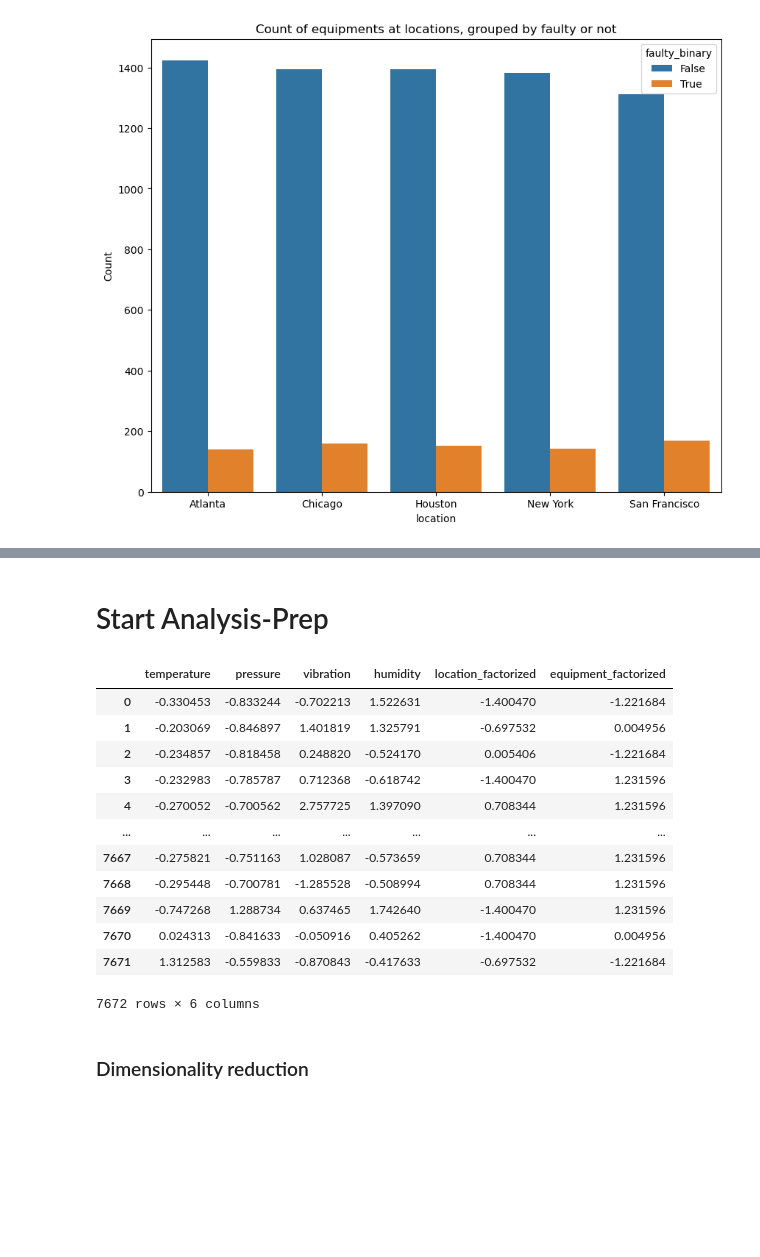
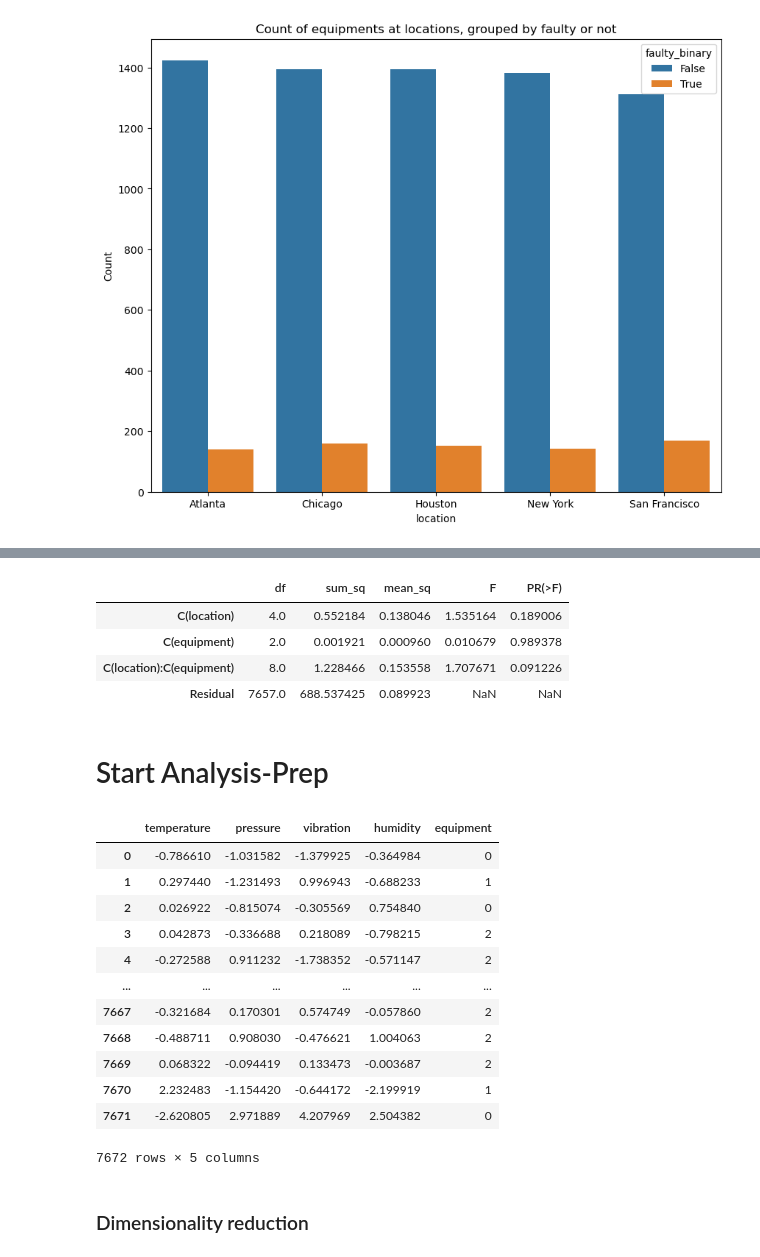
Before and after one commit to aN1ls-gif/Projekte, a Jupyter notebook: DataScience/IndustrialTasks/IndustrialEquipment/Analysis.ipynb, the cells around one changed output, grey strips where cells are left out. Cells and saved outputs as stored; diff of their text form; code cells hidden in the pictures; blank space fills up the shorter version.

```diff
--- a/DataScience/IndustrialTasks/IndustrialEquipment/Analysis.ipynb
+++ b/DataScience/IndustrialTasks/IndustrialEquipment/Analysis.ipynb
@@ -112,11 +88,26 @@ plt.show()
+# %%
+import statsmodels.api as sm
+from statsmodels.formula.api import ols
+
+anova_df = df.loc[:, ("location", "equipment", "faulty")]
+
+model = ols('faulty ~ C(location) + C(equipment) + C(location):C(equipment)', data=anova_df).fit()
+anova_result = sm.stats.anova_lm(model, type=2)
+anova_result
+# %% [output]
+|  | df | sum_sq | mean_sq | F | PR(>F) |
+| C(location) | 4.0 | 0.552184 | 0.138046 | 1.535164 | 0.189006 |
+| C(equipment) | 2.0 | 0.001921 | 0.000960 | 0.010679 | 0.989378 |
+| C(location):C(equipment) | 8.0 | 1.228466 | 0.153558 | 1.707671 | 0.091226 |
+| Residual | 7657.0 | 688.537425 | 0.089923 | NaN | NaN |
 # %% [markdown]
 # Start Analysis-Prep
 # %%
 df_analysis = df.copy()# .drop(columns = ["faulty"])
 location_labels, location_levels = df_analysis.loc[:, "location"].factorize()
 equipment_labels, equipment_levels = df_analysis.loc[:, "equipment"].factorize()
-df_analysis.loc[:, "location_factorized"] = location_labels
-df_analysis.loc[:, "equipment_factorized"] = equipment_labels
+# df_analysis.loc[:, "location_factorized"] = location_labels
+# df_analysis.loc[:, "equipment_factorized"] = equipment_labels
 df_analysis.drop(inplace = True, columns = ["equipment", "location", "faulty"])
 
 Y = df_analysis.loc[:, "faulty_binary"]
@@ -124,21 +115,23 @@ X = df_analysis.drop(columns = ["faulty_binary"])
 
 # Np imputation/ removal required as no Nans. Standardize X
 X = (X - np.mean(X, axis = 0))/np.std(X, axis = 0)
-X
+X["equipment"] = equipment_labels
-# %% [output]
-|  | temperature | pressure | vibration | humidity | location_factorized | equipment_factorized |
-| 0 | -0.330453 | -0.833244 | -0.702213 | 1.522631 | -1.400470 | -1.221684 |
-| 1 | -0.203069 | -0.846897 | 1.401819 | 1.325791 | -0.697532 | 0.004956 |
-| 2 | -0.234857 | -0.818458 | 0.248820 | -0.524170 | 0.005406 | -1.221684 |
-| 3 | -0.232983 | -0.785787 | 0.712368 | -0.618742 | -1.400470 | 1.231596 |
-| 4 | -0.270052 | -0.700562 | 2.757725 | 1.397090 | 0.708344 | 1.231596 |
-| ... | ... | ... | ... | ... | ... | ... |
-| 7667 | -0.275821 | -0.751163 | 1.028087 | -0.573659 | 0.708344 | 1.231596 |
-| 7668 | -0.295448 | -0.700781 | -1.285528 | -0.508994 | 0.708344 | 1.231596 |
-| 7669 | -0.747268 | 1.288734 | 0.637465 | 1.742640 | -1.400470 | 1.231596 |
-| 7670 | 0.024313 | -0.841633 | -0.050916 | 0.405262 | -1.400470 | 0.004956 |
-| 7671 | 1.312583 | -0.559833 | -0.870843 | -0.417633 | -0.697532 | -1.221684 |
-7672 rows × 6 columns
+# %%
+X
+# %% [output]
+|  | temperature | pressure | vibration | humidity | equipment |
+| 0 | -0.786610 | -1.031582 | -1.379925 | -0.364984 | 0 |
+| 1 | 0.297440 | -1.231493 | 0.996943 | -0.688233 | 1 |
+| 2 | 0.026922 | -0.815074 | -0.305569 | 0.754840 | 0 |
+| 3 | 0.042873 | -0.336688 | 0.218089 | -0.798215 | 2 |
+| 4 | -0.272588 | 0.911232 | -1.738352 | -0.571147 | 2 |
+| ... | ... | ... | ... | ... | ... |
+| 7667 | -0.321684 | 0.170301 | 0.574749 | -0.057860 | 2 |
+| 7668 | -0.488711 | 0.908030 | -0.476621 | 1.004063 | 2 |
+| 7669 | 0.068322 | -0.094419 | 0.133473 | -0.003687 | 2 |
+| 7670 | 2.232483 | -1.154420 | -0.644172 | -2.199919 | 1 |
+| 7671 | -2.620805 | 2.971889 | 4.207969 | 2.504382 | 0 |
+7672 rows × 5 columns
 # %% [markdown]
 ### Dimensionality reduction
 # %%
```
Also changed, not shown: parts of 27 cells of this notebook, 12 other files.
